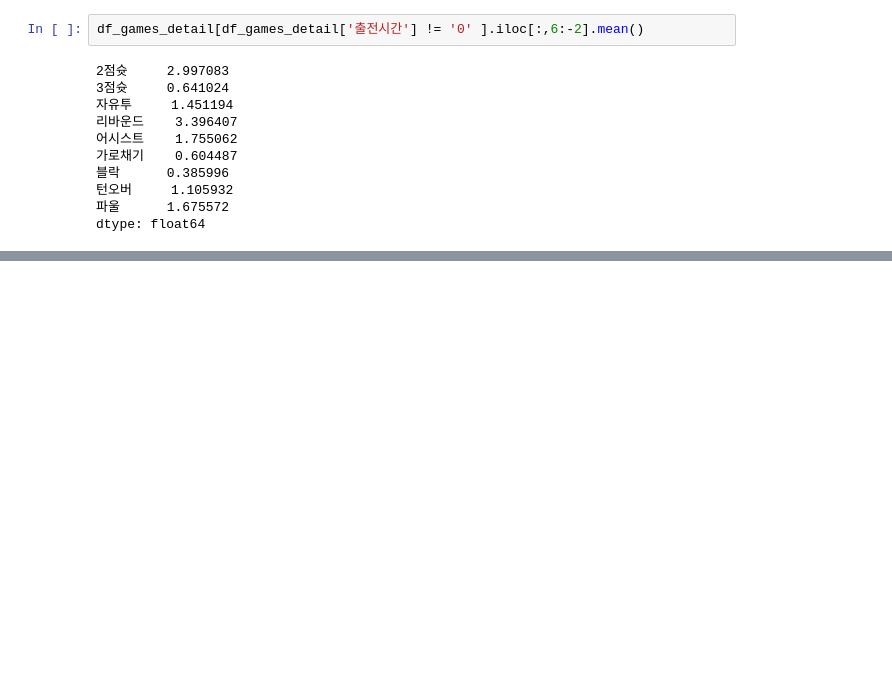
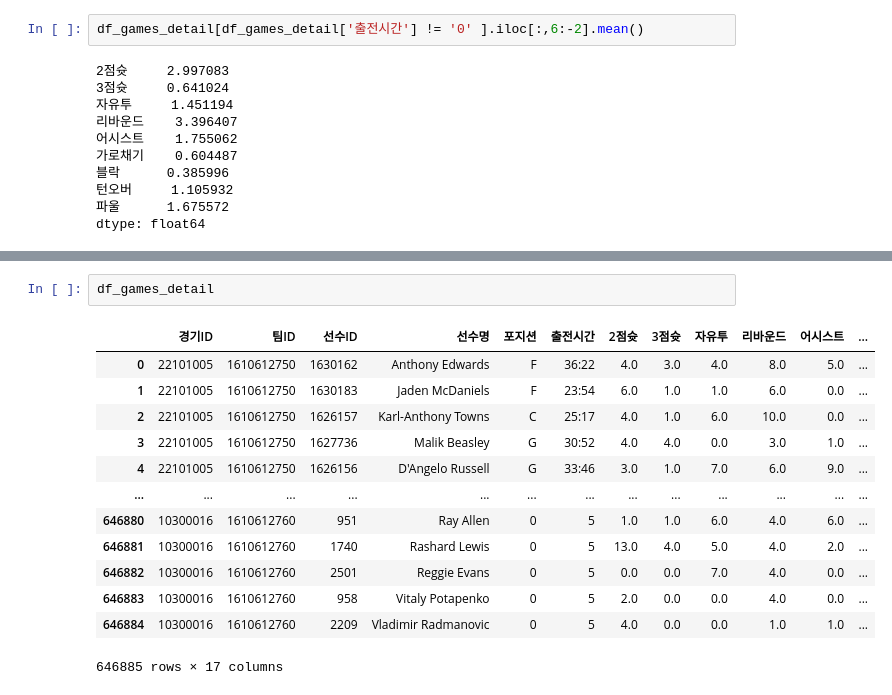
Before and after one commit to JeongUngKim/streamlit_project, a Jupyter notebook: data_analysis.ipynb, the cells around one changed output, grey strips where cells are left out. Saved outputs shown, nothing was run; the diff lists cells and outputs as text; blank space fills up the shorter version.

```diff
--- a/data_analysis.ipynb
+++ b/data_analysis.ipynb
@@ -891,0 +910,16 @@ pd.DataFrame({'선수명':df_players['선수명'].unique()})
+# %%
+df_games_detail
+# %% [output]
+|  | 경기ID | 팀ID | 선수ID | 선수명 | 포지션 | 출전시간 | 2점슛 | 3점슛 | 자유투 | 리바운드 | 어시스트 | ... |
+| 0 | 22101005 | 1610612750 | 1630162 | Anthony Edwards | F | 36:22 | 4.0 | 3.0 | 4.0 | 8.0 | 5.0 | ... |
+| 1 | 22101005 | 1610612750 | 1630183 | Jaden McDaniels | F | 23:54 | 6.0 | 1.0 | 1.0 | 6.0 | 0.0 | ... |
+| 2 | 22101005 | 1610612750 | 1626157 | Karl-Anthony Towns | C | 25:17 | 4.0 | 1.0 | 6.0 | 10.0 | 0.0 | ... |
+| 3 | 22101005 | 1610612750 | 1627736 | Malik Beasley | G | 30:52 | 4.0 | 4.0 | 0.0 | 3.0 | 1.0 | ... |
+| 4 | 22101005 | 1610612750 | 1626156 | D'Angelo Russell | G | 33:46 | 3.0 | 1.0 | 7.0 | 6.0 | 9.0 | ... |
+| ... | ... | ... | ... | ... | ... | ... | ... | ... | ... | ... | ... | ... |
+| 646880 | 10300016 | 1610612760 | 951 | Ray Allen | 0 | 5 | 1.0 | 1.0 | 6.0 | 4.0 | 6.0 | ... |
+| 646881 | 10300016 | 1610612760 | 1740 | Rashard Lewis | 0 | 5 | 13.0 | 4.0 | 5.0 | 4.0 | 2.0 | ... |
+| 646882 | 10300016 | 1610612760 | 2501 | Reggie Evans | 0 | 5 | 0.0 | 0.0 | 7.0 | 4.0 | 0.0 | ... |
+| 646883 | 10300016 | 1610612760 | 958 | Vitaly Potapenko | 0 | 5 | 2.0 | 0.0 | 0.0 | 4.0 | 0.0 | ... |
+| 646884 | 10300016 | 1610612760 | 2209 | Vladimir Radmanovic | 0 | 5 | 4.0 | 0.0 | 0.0 | 1.0 | 1.0 | ... |
+646885 rows × 17 columns
```
Also changed, not shown: parts of 70 cells of this notebook.
